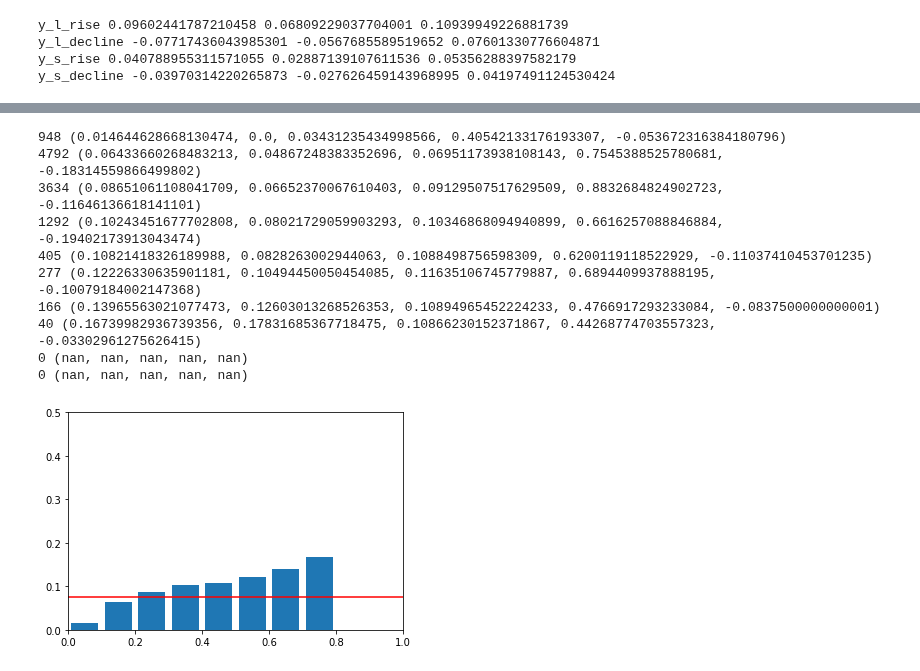
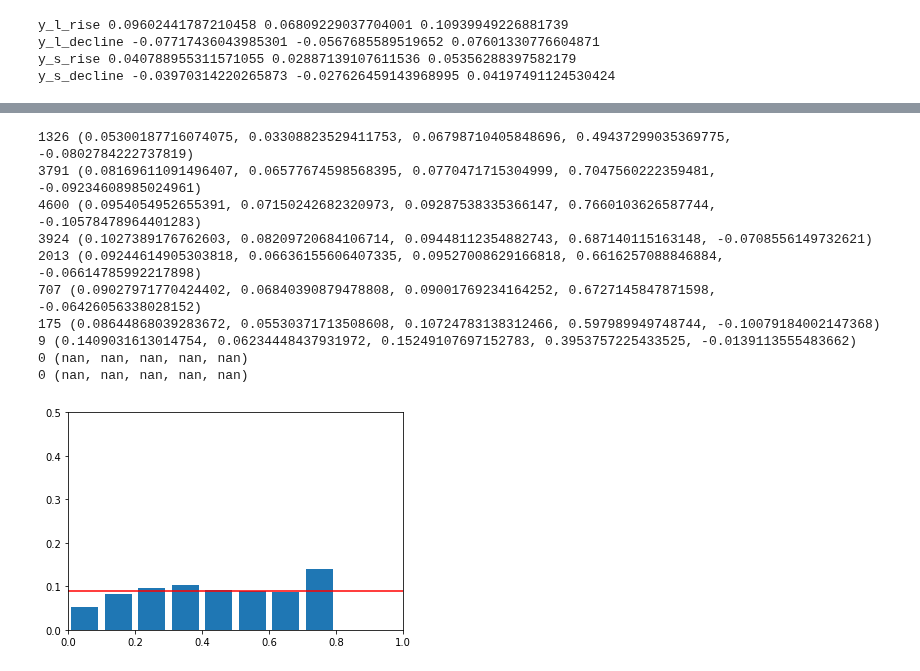
Before and after one commit to Bantorra0/Quant, a Jupyter notebook: test_clf.ipynb, the cells around one changed output, grey strips where cells are left out. Cells and saved outputs as stored; diff of their text form; code cells hidden in the pictures.

```diff
--- a/test_clf.ipynb
+++ b/test_clf.ipynb
@@ -179,9 +204,10 @@ print(sum(cond),Y_test[ycol][cond].mean(), Y_test[ycol][cond].median(),Y_test[yc
 # %%
 models["model_l_high_reg"] = lgbm.LGBMRegressor(
-    n_estimators=20, num_leaves=32,
-    max_depth=8,
+    n_estimators=50, num_leaves=64,
+    max_depth=12,
     random_state=0,
     min_child_samples=20,
+    min_split_gain=5,
 )
 y_train = Y_train[ycol]
 y_test = Y_test[ycol]
@@ -197,0 +273,6 @@ print(models["model_l_high_reg"].score(X_test,y_test))
+# %%
+t1 = time.time()
+stacker.fit(features_train,ml_model.label(Y_train[ycol],threshold=0.15))
+# stacker.fit(features_train,Y_train[ycol])
+t2 = time.time()
+print(t2-t1)
@@ -197,0 +292,10 @@ print(models["model_l_high_reg"].score(X_test,y_test))
+# %%
+pred_leaves_test = models["model_l_high_reg"].predict(X_test, pred_leaf=True)
+pred_reg_test = models["model_l_high_reg"].predict(X_test).reshape(-1, 1)
+pred_leaves_test = enc.transform(pred_leaves_test)
+print(pred_leaves_test.shape,X_test.shape, type(pred_leaves_test),
+      type(X_test))
+features_test = scipy.sparse.hstack([X_test, pred_leaves_test])
+print(features_test.shape, type(features_test))
+features_test = scipy.sparse.hstack([features_test, pred_reg_test])
+print(features_test.shape, type(features_test))
@@ -197,0 +315,22 @@ print(models["model_l_high_reg"].score(X_test,y_test))
+# %%
+y_stacker_test = stacker.predict_proba(features_test)[:,1]
+# y_stacker_test = stacker.predict(features_test)
+
+print(y_stacker_test.shape)
+y1 = []
+cnt1 = []
+for i in range(10):
+    p0 = i*0.1
+    p1 = (i+1)*0.1
+    cond=(p0 < y_stacker_test) & (y_stacker_test <=p1)
+    cnt1.append(sum(cond))
+    y1.append((Y_test[ycol][cond].mean(), Y_test[ycol][cond].median(),Y_test[ycol][cond].std(),Y_test[ycol][cond].max(),Y_test[ycol][cond].min()))
+for c,p in zip(cnt1,y1):
+    print(c,p)
+
+plt.bar(np.arange(len(y1))*0.1+0.05,[mean for mean,_, _,_,_ in y1],width=0.08)
+plt.plot(x0,y0,color='r')
+# plt.plot(x,y1,color='r')
+plt.xlim(0,1)
+plt.ylim(0,0.5)
+plt.show()
@@ -198,30 +350,30 @@ print(models["model_l_high_reg"].score(X_test,y_test))
 # %%
 y1 = []
 cnt1 = []
 for i in range(10):
     p0 = i*0.1
     p1 = (i+1)*0.1
-    cond=(p0 < Y_test_pred[ycol]) & (Y_test_pred[ycol] <=p1)
+    cond=(p0 < Y_test_pred_reg[ycol]) & (Y_test_pred_reg[ycol] <=p1)
     cnt1.append(sum(cond))
     y1.append((Y_test[ycol][cond].mean(), Y_test[ycol][cond].median(),Y_test[ycol][cond].std(),Y_test[ycol][cond].max(),Y_test[ycol][cond].min()))
 for c,p in zip(cnt1,y1):
     print(c,p)
 
 plt.bar(np.arange(len(y1))*0.1+0.05,[mean for mean,_, _,_,_ in y1],width=0.08)
 plt.plot(x0,y0,color='r')
 # plt.plot(x,y1,color='r')
 plt.xlim(0,1)
 plt.ylim(0,0.5)
 plt.show()
 # %% [output]
-948 (0.014644628668130474, 0.0, 0.03431235434998566, 0.40542133176193307, -0.053672316384180796)
-4792 (0.06433660268483213, 0.04867248383352696, 0.06951173938108143, 0.7545388525780681, -0.18314559866499802)
-3634 (0.08651061108041709, 0.06652370067610403, 0.09129507517629509, 0.8832684824902723, -0.11646136618141101)
-1292 (0.10243451677702808, 0.08021729059903293, 0.10346868094940899, 0.6616257088846884, -0.19402173913043474)
-405 (0.10821418326189988, 0.0828263002944063, 0.1088498756598309, 0.6200119118522929, -0.11037410453701235)
-277 (0.12226330635901181, 0.10494450050454085, 0.11635106745779887, 0.6894409937888195, -0.10079184002147368)
-166 (0.13965563021077473, 0.12603013268526353, 0.10894965452224233, 0.4766917293233084, -0.0837500000000001)
-40 (0.16739982936739356, 0.17831685367718475, 0.10866230152371867, 0.44268774703557323, -0.03302961275626415)
+1326 (0.05300187716074075, 0.03308823529411753, 0.06798710405848696, 0.49437299035369775, -0.0802784222737819)
+3791 (0.08169611091496407, 0.06577674598568395, 0.0770471715304999, 0.7047560222359481, -0.09234608985024961)
+4600 (0.0954054952655391, 0.07150242682320973, 0.09287538335366147, 0.7660103626587744, -0.10578478964401283)
+3924 (0.1027389176762603, 0.08209720684106714, 0.09448112354882743, 0.687140115163148, -0.0708556149732621)
+2013 (0.09244614905303818, 0.06636155606407335, 0.09527008629166818, 0.6616257088846884, -0.06614785992217898)
+707 (0.09027971770424402, 0.06840390879478808, 0.09001769234164252, 0.6727145847871598, -0.06426056338028152)
+175 (0.08644868039283672, 0.05530371713508608, 0.10724783138312466, 0.597989949748744, -0.10079184002147368)
+9 (0.1409031613014754, 0.06234448437931972, 0.15249107697152783, 0.3953757225433525, -0.0139113555483662)
 0 (nan, nan, nan, nan, nan)
 0 (nan, nan, nan, nan, nan)
-[figure, old version]
+[figure, new version]
```
Also changed, not shown: parts of 12 cells of this notebook.
